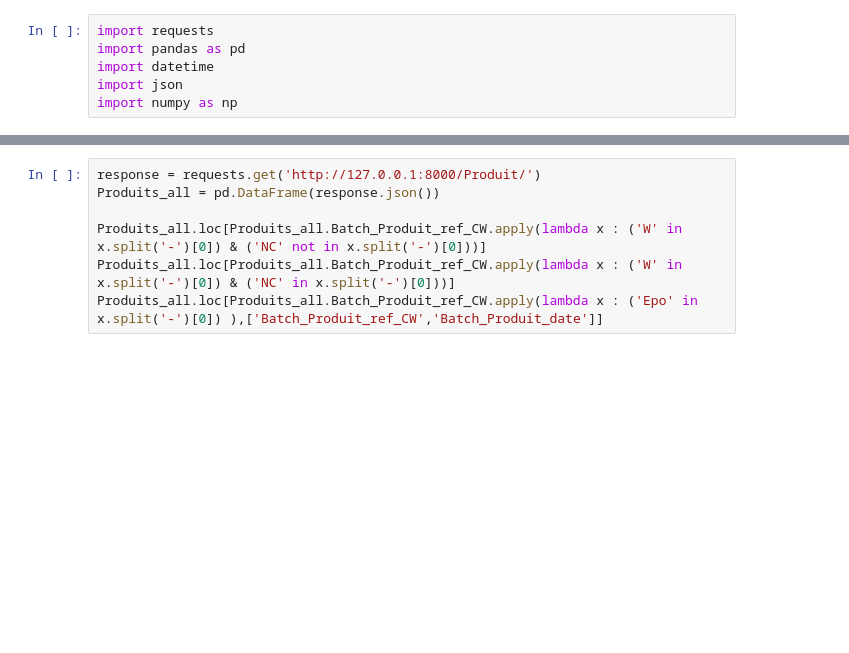
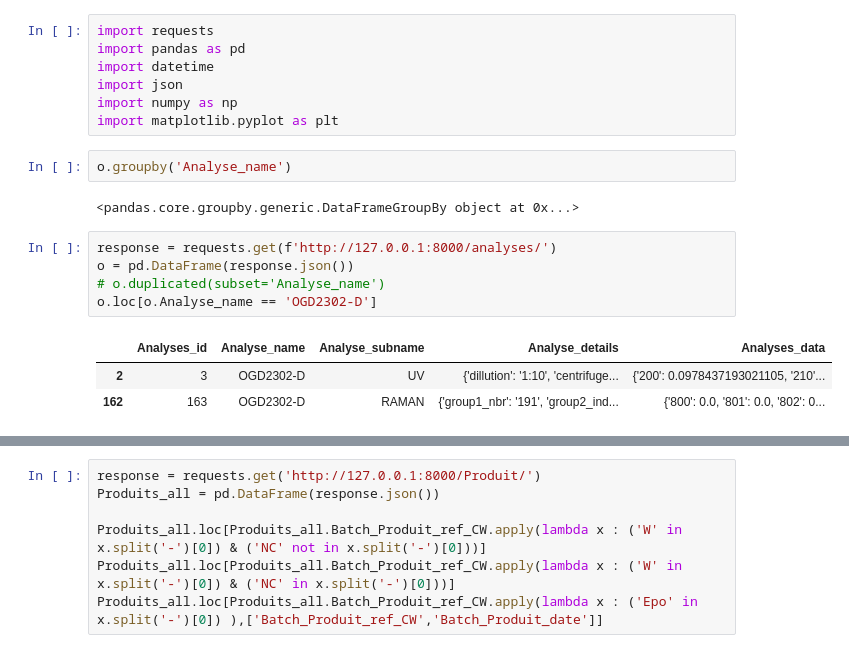
Before and after one commit to RCaz33/Digital_production-line, a Jupyter notebook: test_api.ipynb, the cells around one changed output, grey strips where cells are left out. Drawn from its saved outputs; the diff is of its cells as text; blank space fills up the shorter version.

```diff
--- a/test_api.ipynb
+++ b/test_api.ipynb
@@ -4,3 +4,17 @@ import pandas as pd
 import datetime
 import json
 import numpy as np
+import matplotlib.pyplot as plt
+# %%
+o.groupby('Analyse_name')
+# %% [output]
+<pandas.core.groupby.generic.DataFrameGroupBy object at 0x...>
+# %%
+response = requests.get(f'http://127.0.0.1:8000/analyses/')
+o = pd.DataFrame(response.json())
+# o.duplicated(subset='Analyse_name')
+o.loc[o.Analyse_name == 'OGD2302-D']
+# %% [output]
+|  | Analyses_id | Analyse_name | Analyse_subname | Analyse_details | Analyses_data |
+| 2 | 3 | OGD2302-D | UV | {'dillution': '1:10', 'centrifuge... | {'200': 0.0978437193021105, '210'... |
+| 162 | 163 | OGD2302-D | RAMAN | {'group1_nbr': '191', 'group2_ind... | {'800': 0.0, '801': 0.0, '802': 0... |
```
Also changed, not shown: parts of 5 cells of this notebook, 21 other files.
